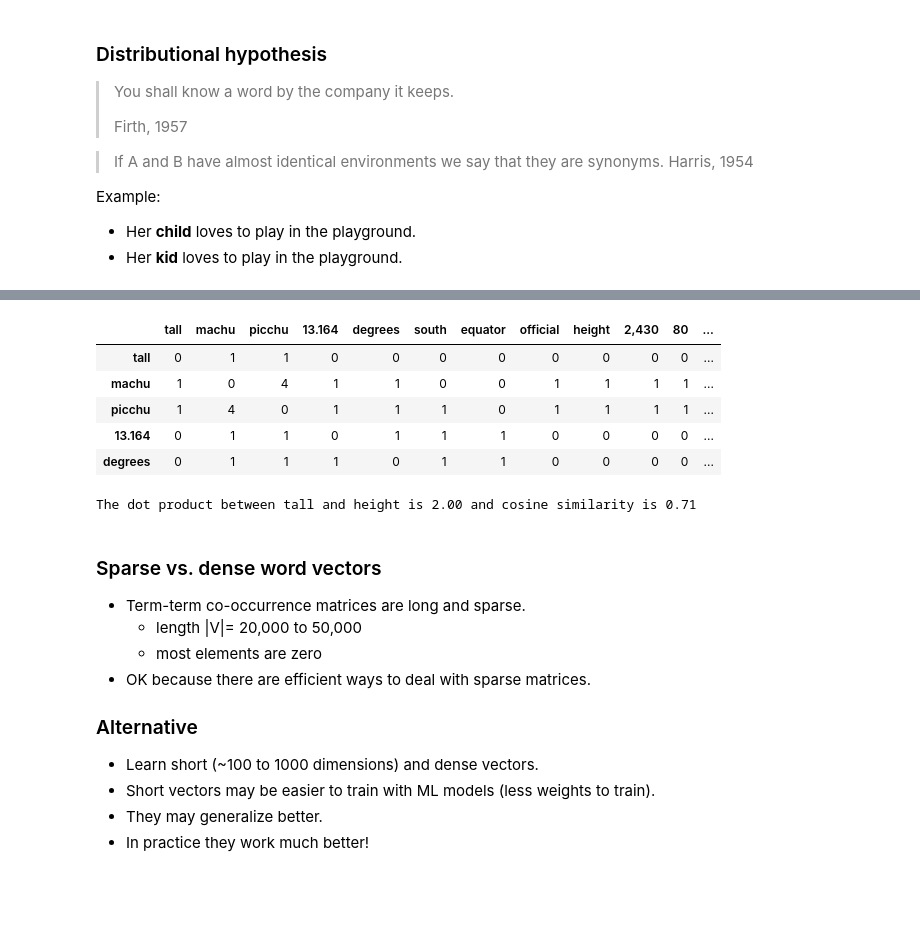
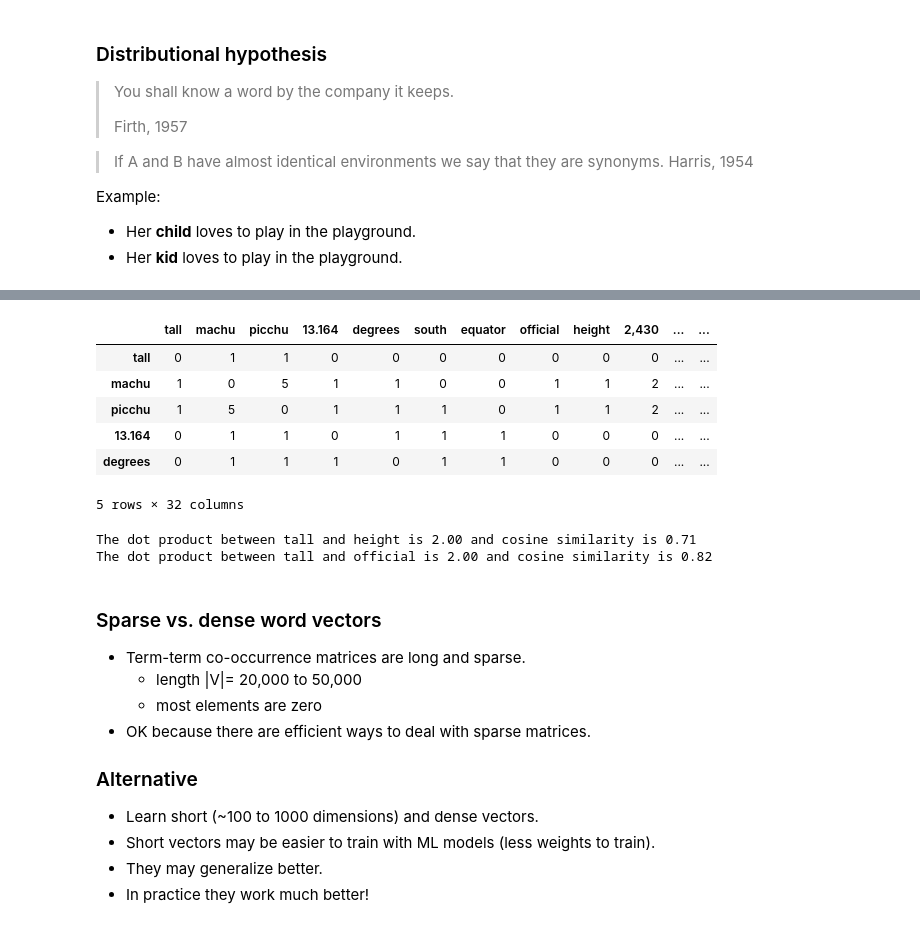
Before and after one commit to kvarada/UBC_MDS_sample_lesson, a Jupyter notebook: UBC_MDS_sample_lesson.ipynb, the cells around one changed output, grey strips where cells are left out. Drawn from its saved outputs; the diff is of its cells as text; code cells hidden in the pictures; blank space fills up the shorter version.

```diff
--- a/UBC_MDS_sample_lesson.ipynb
+++ b/UBC_MDS_sample_lesson.ipynb
@@ -229,44 +246,53 @@ Example:
 - We can also calculate a normalized version of dot products.
     $$similarity_{cosine}(\vec{w_1},\vec{w_2}) = \frac{\vec{w_1}.\vec{w_2}}{\left\lVert w_1\right\rVert_2 \left\lVert w_2\right\rVert_2}$$
 # %%
+### Let's build term-term co-occurrence matrix for our text.
 corpus = ["How tall is Machu Picchu?",
           "Machu Picchu is 13.164 degrees south of the equator.",
           "The official height of Machu Picchu is 2,430 m.",
           "Machu Picchu is 80 kilometres (50 miles) northwest of Cusco.",
           "It is 80 kilometres (50 miles) northwest of Cusco, on the crest of the mountain Machu Picchu, located about 2,430 metres (7,970 feet) above mean sea level, over 1,000 metres (3,300 ft) lower than Cusco, which has an elevation of 3,400 metres (11,200 ft)."
          ]
 pp = MyPreprocessor()
 pp_corpus = pp.preprocess_corpus(corpus)
-vec = CountVectorizer(tokenizer = nltk.word_tokenize)
-X = vec.fit_transform(corpus)
+cm = CooccurrenceMatrix(pp_corpus)
+vocab, comat = cm.fit_transform()
+words = [key for key, value in sorted(vocab.items(),
+                                      key = lambda item: (item[1],item[0]))]
+df = pd.DataFrame(comat.todense(),
+                  columns = words,
+                  index = words,
+                  dtype = np.int8
+                 )
+df.head()
+# %% [output]
+|  | tall | machu | picchu | 13.164 | degrees | south | equator | official | height | 2,430 | ... | ... |
+| tall | 0 | 1 | 1 | 0 | 0 | 0 | 0 | 0 | 0 | 0 | ... | ... |
+| machu | 1 | 0 | 5 | 1 | 1 | 0 | 0 | 1 | 1 | 2 | ... | ... |
+| picchu | 1 | 5 | 0 | 1 | 1 | 1 | 0 | 1 | 1 | 2 | ... | ... |
+| 13.164 | 0 | 1 | 1 | 0 | 1 | 1 | 1 | 0 | 0 | 0 | ... | ... |
+| degrees | 0 | 1 | 1 | 1 | 0 | 1 | 1 | 0 | 0 | 0 | ... | ... |
+5 rows × 32 columns
-# %%
-cm = CooccurrenceMatrix(pp_corpus)
-vocab, comat = cm.fit_transform()
-words = [key for key, value in sorted(vocab.items(),
-                                      key = lambda item: (item[1],item[0]))]
-df = pd.DataFrame(comat.todense(),
-                  columns = words,
-                  index = words,
-                  dtype = np.int8
-                 )
-df.head()
-# %% [output]
-|  | tall | machu | picchu | 13.164 | degrees | south | equator | official | height | 2,430 | 80 | ... |
-| tall | 0 | 1 | 1 | 0 | 0 | 0 | 0 | 0 | 0 | 0 | 0 | ... |
-| machu | 1 | 0 | 4 | 1 | 1 | 0 | 0 | 1 | 1 | 1 | 1 | ... |
-| picchu | 1 | 4 | 0 | 1 | 1 | 1 | 0 | 1 | 1 | 1 | 1 | ... |
-| 13.164 | 0 | 1 | 1 | 0 | 1 | 1 | 1 | 0 | 0 | 0 | 0 | ... |
-| degrees | 0 | 1 | 1 | 1 | 0 | 1 | 1 | 0 | 0 | 0 | 0 | ... |
 # %%
 from sklearn.metrics.pairwise import cosine_similarity
-vec1 = cm.get_word_vector('tall').todense().flatten()
-vec2 = cm.get_word_vector('height').todense().flatten()
-v1 = np.squeeze(np.asarray(vec1))
-v2 = np.squeeze(np.asarray(vec2))
-print('The dot product between tall and height is %0.2f and cosine similarity is %0.2f'
-      %(v1.dot(v2),cosine_similarity(vec1, vec2)))
+def similarity(word1, word2):
+    """
+    """
+    vec1 = cm.get_word_vector(word1).todense().flatten()
+    vec2 = cm.get_word_vector(word2).todense().flatten()
+    v1 = np.squeeze(np.asarray(vec1))
+    v2 = np.squeeze(np.asarray(vec2))
+    print('The dot product between %s and %s is %0.2f and cosine similarity is %0.2f'
+          %(word1,word2,v1.dot(v2),cosine_similarity(vec1, vec2)))
-# %% [output]
-The dot product between tall and height is 2.00 and cosine similarity is 0.71
+# %%
+### Let's look at similarity between word pairs
+similarity('tall', 'height')
+similarity('tall', 'official')
+
+### Not very reliable similarity scores because we used only 4 sentences.
+# %% [output]
+The dot product between tall and height is 2.00 and cosine similarity is 0.71
+The dot product between tall and official is 2.00 and cosine similarity is 0.82
 # %% [markdown]
 ### Sparse vs. dense word vectors
 
```
Also changed, not shown: parts of 23 cells of this notebook, 3 other files.
